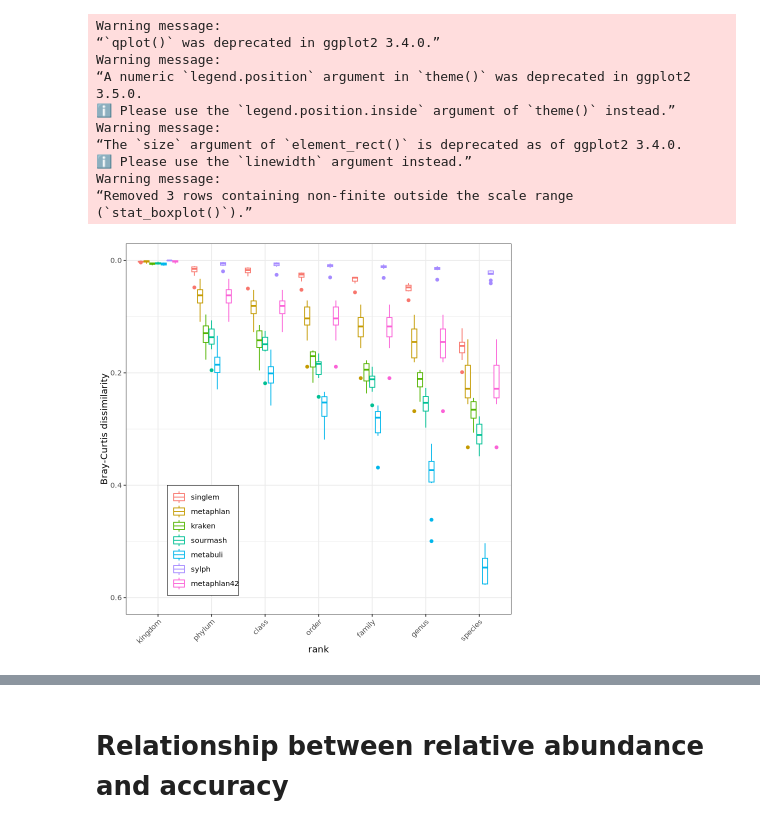
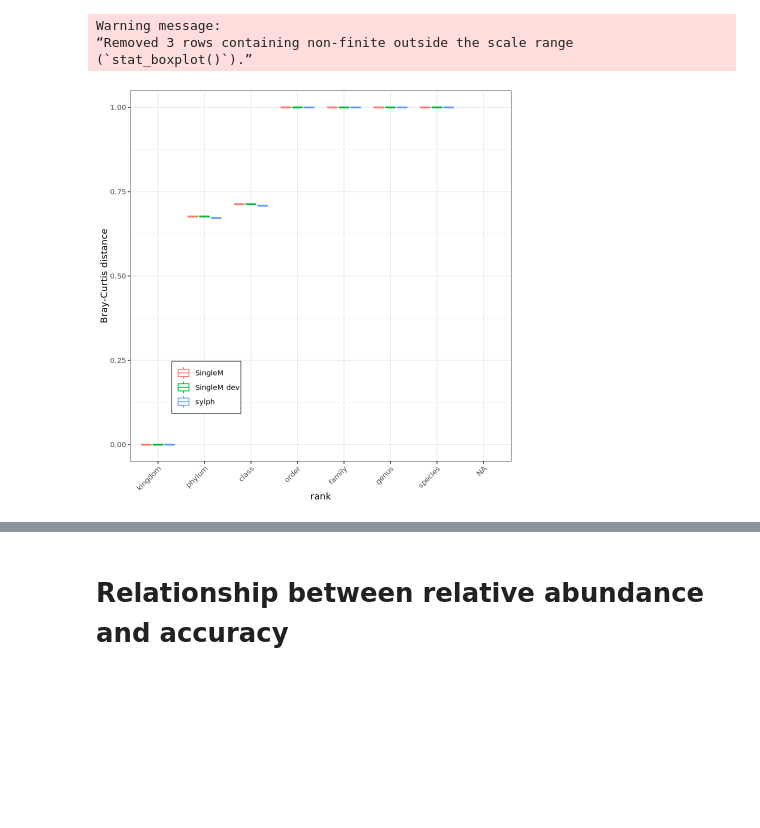
Before and after one commit to timbalam/singlem-benchmarking, a Jupyter notebook: 5_novelty/plot.ipynb, the cells around one changed output, grey strips where cells are left out. Drawn from its saved outputs; the diff is of its cells as text; code cells hidden in the pictures; blank space fills up the shorter version.

Commit message:
plots for benchmark results

```diff
--- a/5_novelty/plot.ipynb
+++ b/5_novelty/plot.ipynb
@@ -27,8 +5,15 @@ A data.table: 3 × 2
 # %%
+tools = c('singlem', 'sylph', 'singlem_dev')
+publication_names = data.table(
+    tool = tools,
+    publication_name = c('SingleM', 'sylph', 'SingleM dev')
+)
+communities = paste0('marine',as.character(0))
+d1 = data.table(expand.grid(tool = tools, community = communities))
+d1[, tool2 := publication_names[tool, on = "tool", publication_name]]
 # output_singlem/opal/GCA_022615805.1_genomic.opal_report
 readit = function(tool, community){
     to_read = paste0('output_',tool,'/opal/',community,'.opal_report')
     return(fread(to_read))
 }
-d2 = d1[, readit(tool, community), by=list(tool,community)]
-d2[1:3]
+d2 = d1[, readit(tool, community), by=list(tool,community, tool2)]
@@ -41,5 +20,4 @@ dim(d2)
 # %%
-setnames(d2, c('tool','community','blah','rank','metric','sample','value'))
-d3 = d2[blah != 'Gold standard'][,.(tool, community, rank, metric, value)]
-d3[1:3]
-dim(d3)
+setnames(d2, c('tool', 'community', 'tool2', 'blah', 'rank', 'metric', 'sample', 'value'))
+d3 = d2[blah != 'Gold standard', .(tool, community, rank, metric, value, tool2)]
+d3[, rank := factor(rank, c('kingdom','phylum','class','order','family','genus','species'))]
@@ -102,0 +27,7 @@ bcc[, tool2 := name_to_publication_name(tool, correct_taxonomy_only=T)]
+# %%
+s1 = dcast(d3, ...~metric, value.var='value')
+s1[, c("tool", "tool2") := list(tool2, NULL)]
+
+s1 = s1[order(rank, tool)]
+s1[1:3]
+fwrite(s1, 'opal_summary.csv', sep='\t')
@@ -103,21 +41,13 @@ bcc[, tool2 := name_to_publication_name(tool, correct_taxonomy_only=T)]
 # %%
 # Remove figure legend title, and put the legend in bottom left of plot, with a bounding box
-qplot(data=bcc, rank, value, ylim=c(0.6,0), geom='boxplot', colour=tool, ylab='Bray-Curtis dissimilarity') +
+ggplot(s1, aes(rank, `Bray-Curtis distance`, colour = tool)) +
+   geom_boxplot() +
    theme(axis.text.x = element_text(angle = 45, hjust = 1)) +
    theme(legend.title=element_blank()) +
    theme(legend.position=c(0.2,0.2)) +
-   theme(legend.background = element_rect(colour = "black", size = 0.3))
+   theme(legend.background = element_rect(colour = "black", linewidth = 0.3))
 # %% [output]
-Warning message:
-“`qplot()` was deprecated in ggplot2 3.4.0.”
-Warning message:
-“A numeric `legend.position` argument in `theme()` was deprecated in ggplot2
-3.5.0.
-ℹ Please use the `legend.position.inside` argument of `theme()` instead.”
-Warning message:
-“The `size` argument of `element_rect()` is deprecated as of ggplot2 3.4.0.
-ℹ Please use the `linewidth` argument instead.”
 Warning message:
 “Removed 3 rows containing non-finite outside the scale range
 (`stat_boxplot()`).”
-[figure, old version]
+[figure, new version]
```
Also changed, not shown: parts of 57 cells of this notebook, 1 other file.
